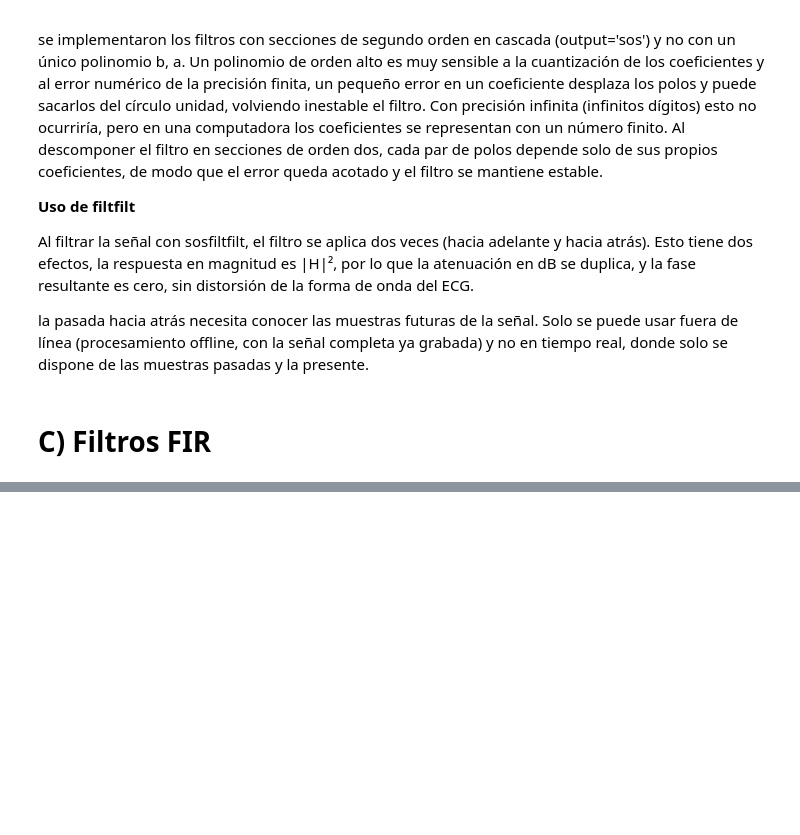
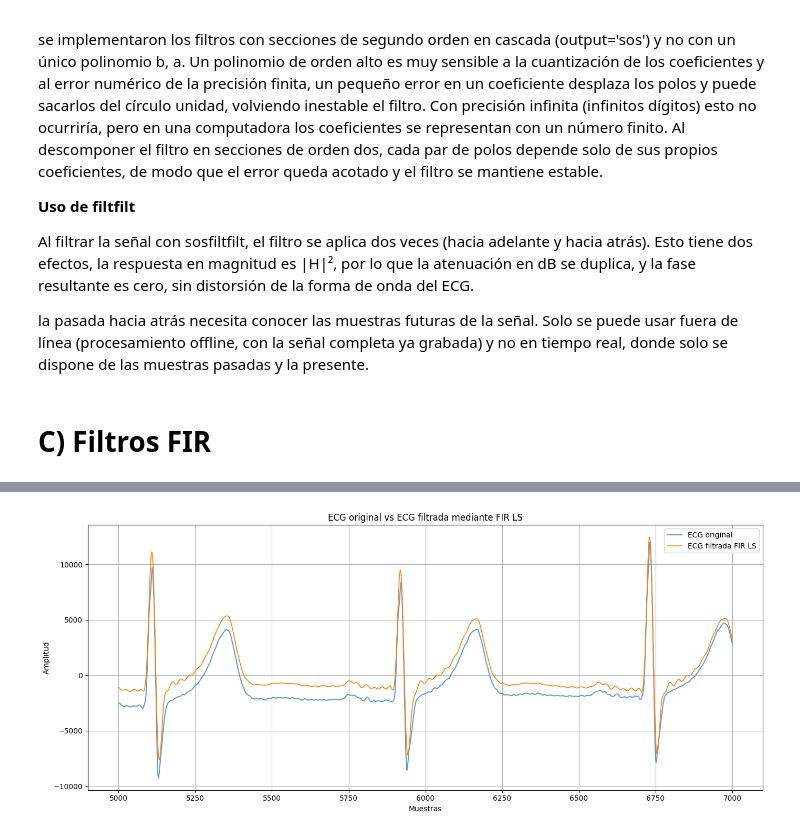
Before and after one commit to Tomasniklas/TS1-, a Jupyter notebook: TS7.ipynb, the cells around one changed output, grey strips where cells are left out. Saved outputs shown, nothing was run; the diff lists cells and outputs as text; code cells hidden in the pictures; blank space fills up the shorter version.

```diff
--- a/TS7.ipynb
+++ b/TS7.ipynb
@@ -564,0 +778,21 @@ la pasada hacia atrás necesita conocer las muestras futuras de la señal. Solo
+# %%
+#%% Comparación ECG original vs filtrada FIR LS
+
+inicio = 5000
+fin = 7000
+
+plt.figure(figsize=(14, 6))
+
+plt.plot(np.arange(inicio, fin), ecg_one_lead[inicio:fin], label='ECG original', alpha=0.7)
+
+plt.plot(np.arange(inicio, fin), y_firls_comp[inicio:fin], label='ECG filtrada FIR LS', linewidth=1.2)
+
+plt.title('ECG original vs ECG filtrada mediante FIR LS')
+plt.xlabel('Muestras')
+plt.ylabel('Amplitud')
+plt.legend()
+plt.grid(True)
+plt.tight_layout()
+plt.show()
+# %% [output]
+[figure, added]
```
Also changed, not shown: parts of 15 cells of this notebook.
